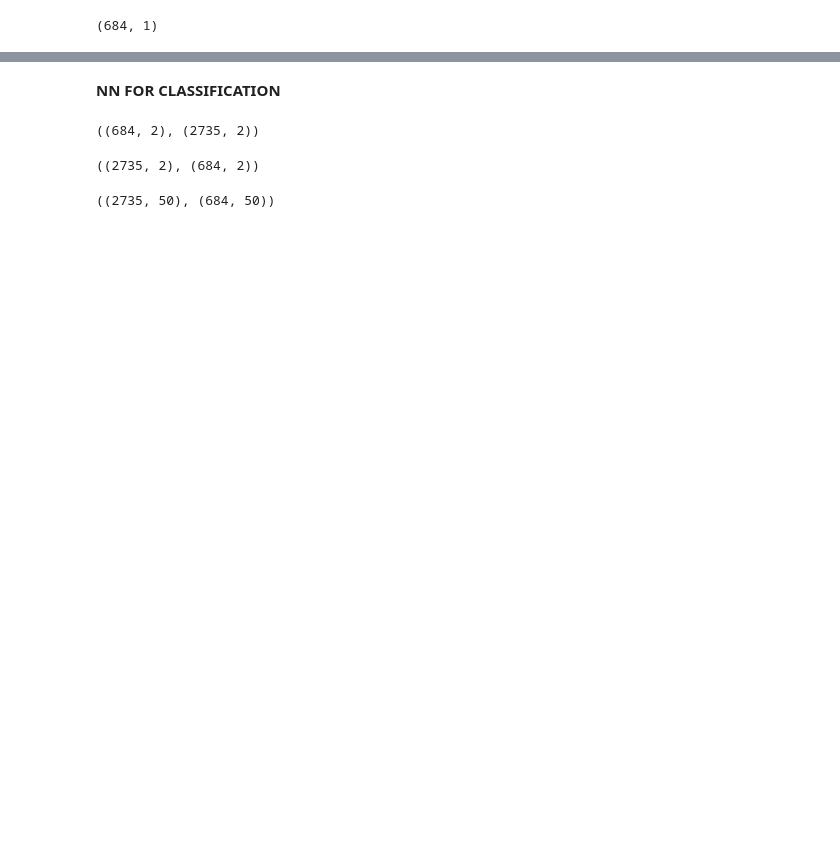
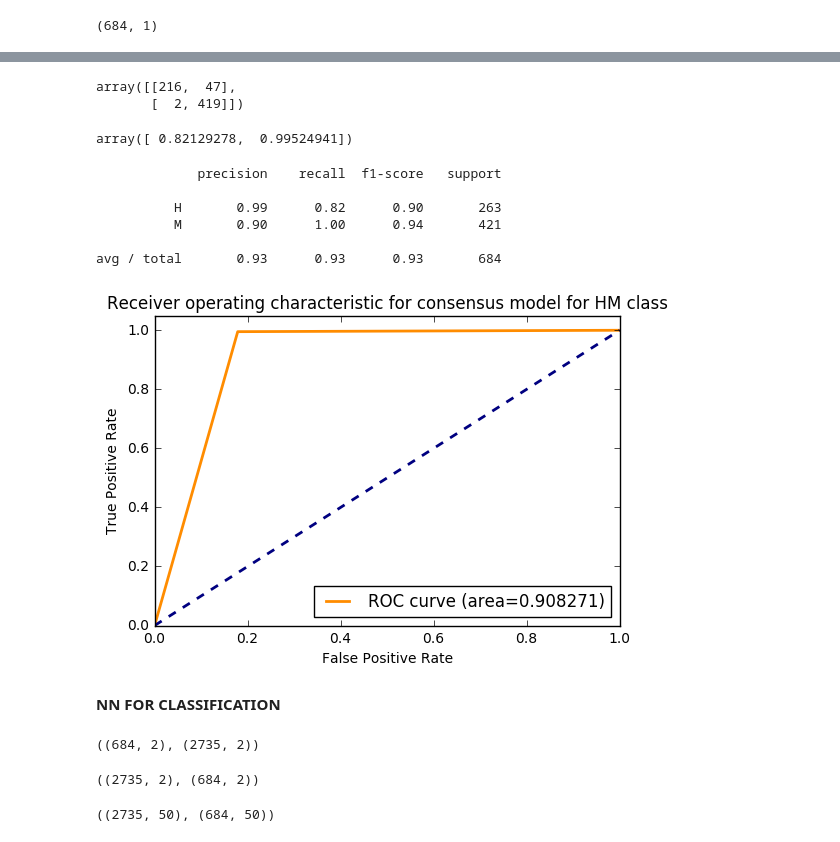
Before and after one commit to BeckResearchLab/MPexplo, a Jupyter notebook: extra-o-matic/Caco2 cell monolayer permeability.ipynb, the cells around one changed output, grey strips where cells are left out. Drawn from its saved outputs; the diff is of its cells as text; code cells hidden in the pictures; blank space fills up the shorter version.

Commit message:
added additional ROCs and a classification report

```diff
--- a/extra-o-matic/Caco2 cell monolayer permeability.ipynb
+++ b/extra-o-matic/Caco2 cell monolayer permeability.ipynb
@@ -569,10 +641,16 @@ array(['M', 'M', 'H', 'M', 'M', 'M', 'M', 'H', 'H', 'H', 'H', 'H', 'M',
 # %%
 Vote2=tree_hm_predict
+# %%
+Vote3=predict_svc_hm
 # %%
 #voting for a binary model
 consensus=[]
 for i in range(0, 684):
     if Vote1[i]==Vote2[i]:
         consensus.append(Vote1[i])
+    elif Vote1[i]==Vote3[i]:
+        consensus.append(Vote1[i])
+    elif Vote2[i]==Vote3[i]:
+        consensus.append(Vote2[i])
     else:
-        consensus.append('NC')
+        consensus.append('NOTCLASSIFIED')
@@ -598,0 +657,7 @@ consensus
+# %%
+consensus_predict=np.array(consensus)
+#len(consensus)
+confusion_matrix(HM_y_test, consensus_predict)
+# %% [output]
+array([[216,  47],
+       [  2, 419]])
@@ -599,3 +666,44 @@ consensus
+# %%
+cmatrix_tvote.diagonal()/cmatrix_tvote.sum(axis=1)
+# %% [output]
+array([ 0.82129278,  0.99524941])
+# %%
+print(classification_report(HM_y_test, consensus_predict, target_names=['H','M']))
+# %% [output]
+             precision    recall  f1-score   support
+
+          H       0.99      0.82      0.90       263
+          M       0.90      1.00      0.94       421
+
+avg / total       0.93      0.93      0.93       684
+# %%
+y=label_binarize(y_HM, classes=['H', 'M'])
+n_classes=y.shape[1]
+#roc
+fpr=dict()
+tpr=dict()
+roc_auc=dict()
+HM_y_test_col=HM_y_test[:, None]
+consensus_predict_col=consensus_predict[:,None]
+for i in range(n_classes):
+    fpr[i], tpr[i], _= roc_curve(label_binarize(HM_y_test_col[:,i], classes=['H','M']),
+                                 label_binarize(consensus_predict_col[:,i], classes=['H','M']))
+    roc_auc[i]= auc(fpr[i], tpr[i])
+# %%
+#plotting the ROC curve
+plt.figure()
+lw=2
+plt.plot(fpr[0], tpr[0], color='darkorange', lw=lw, label='ROC curve (area=%f)' % roc_auc[0])
+plt.plot([0,1],[0,1], color='navy', lw=lw, linestyle='--')
+plt.xlim([0.0, 1.0])
+plt.ylim([0.0, 1.05])
+plt.xlabel('False Positive Rate')
+plt.ylabel('True Positive Rate')
+plt.title('Receiver operating characteristic for consensus model for HM class')
+plt.legend(loc="lower right")
+plt.show()
+# %% [output]
+[figure, added]
 # %% [markdown]
 **NN FOR CLASSIFICATION**
 # %%
```
Also changed, not shown: parts of 105 cells of this notebook.
